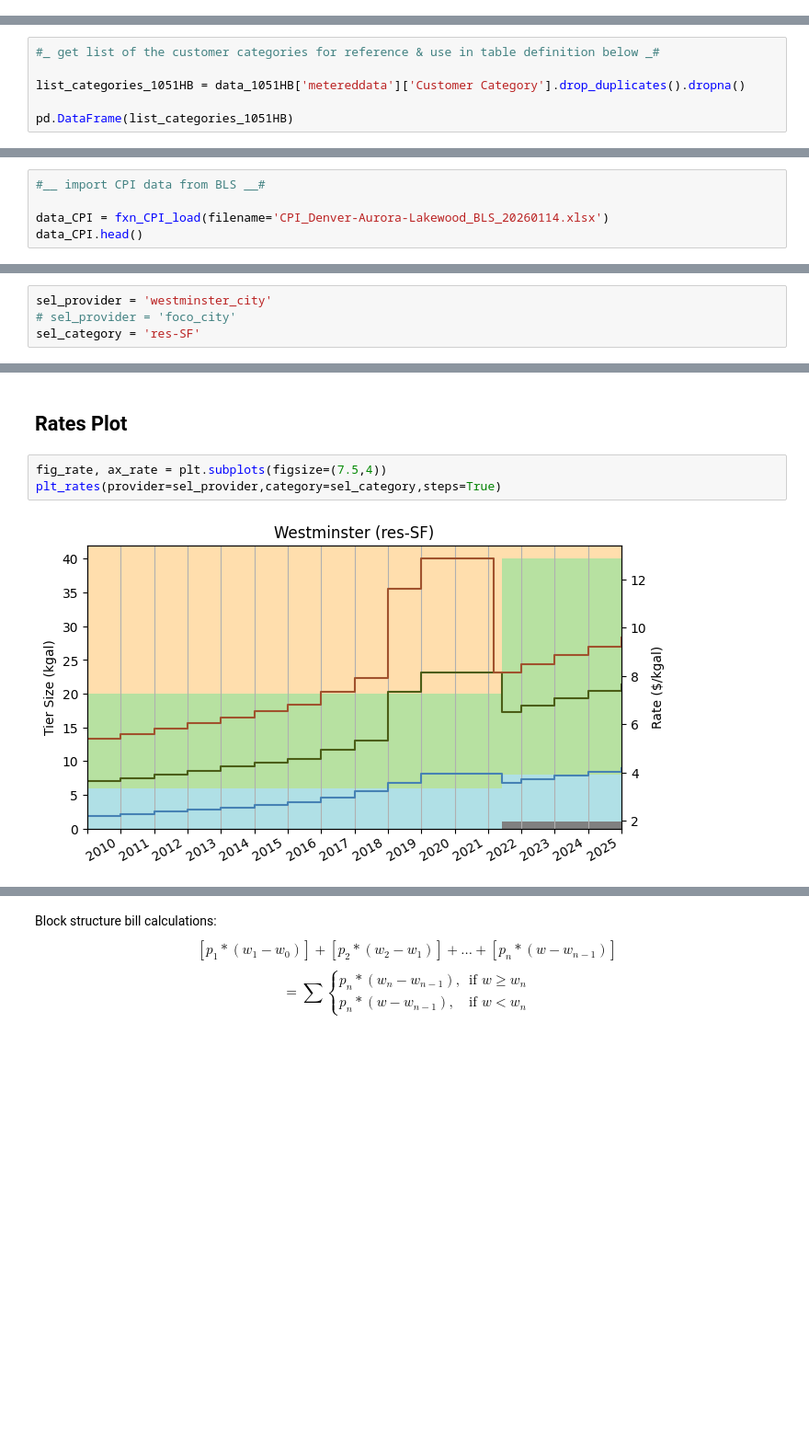
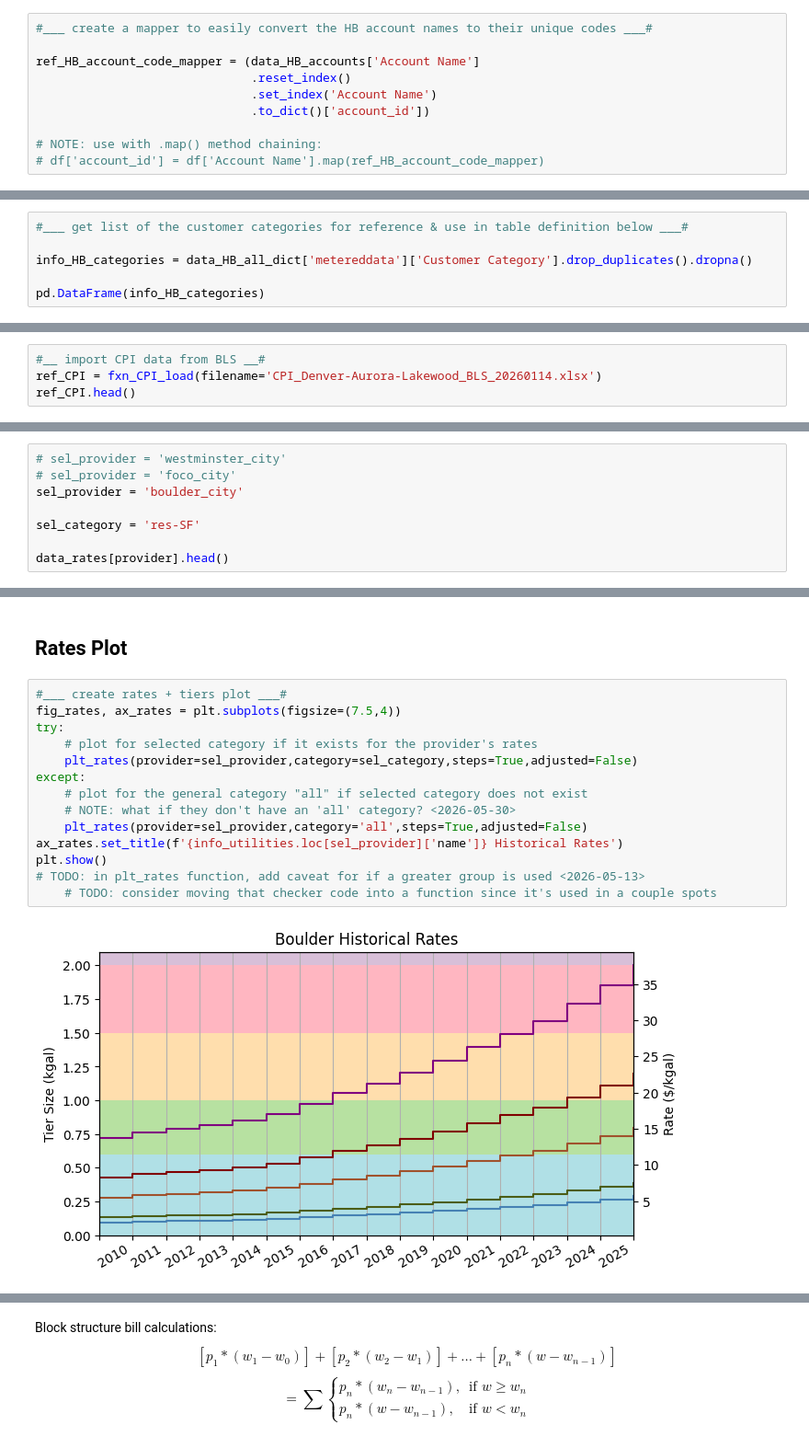
Before and after one commit to jade-fp/hub-gra-cwcb-rates, a Jupyter notebook: analysis_new.ipynb, the cells around one changed output, grey strips where cells are left out. Shown at 92% size. Cells and saved outputs as stored; diff of their text form; blank space fills up the shorter version.

```diff
--- a/analysis_new.ipynb
+++ b/analysis_new.ipynb
@@ -374,6 +870,16 @@ accounts.head()
 | aspen_city | Aspen, City of | 12 | Aspen |
 | aurora_city | Aurora, City of | 12 | Aurora |
 | pueblo_ww | Board of Water Works of Pueblo | 12 | Pueblo |
+# %%
+#___ create a mapper to easily convert the HB account names to their unique codes ___#
+
+ref_HB_account_code_mapper = (data_HB_accounts['Account Name']
+                              .reset_index()
+                              .set_index('Account Name')
+                              .to_dict()['account_id'])
+
+# NOTE: use with .map() method chaining:
+# df['account_id'] = df['Account Name'].map(ref_HB_account_code_mapper)
 # %% [markdown]
 ### reports
 
@@ -585,11 +1160,11 @@ metered['all']['Metered Use (gallons)'] = metered['all'].apply(lambda x: fxn_con
 # %% [markdown]
 **metered use by customer category**
 # %%
-#_ get list of the customer categories for reference & use in table definition below _#
+#___ get list of the customer categories for reference & use in table definition below ___#
 
-list_categories_1051HB = data_1051HB['metereddata']['Customer Category'].drop_duplicates().dropna()
+info_HB_categories = data_HB_all_dict['metereddata']['Customer Category'].drop_duplicates().dropna()
 
-pd.DataFrame(list_categories_1051HB)
+pd.DataFrame(info_HB_categories)
 # %% [output]
 |  | Customer Category |
 | 1 | Commercial / Industrial |
@@ -919,9 +1471,8 @@ Using the imported CPIs, will convert all rates into their 2025-equivalent to no
     Price_1 = Price_0 * (CPI_1 / CPI_0)
 # %%
 #__ import CPI data from BLS __#
-
-data_CPI = fxn_CPI_load(filename='CPI_Denver-Aurora-Lakewood_BLS_20260114.xlsx')
-data_CPI.head()
+ref_CPI = fxn_CPI_load(filename='CPI_Denver-Aurora-Lakewood_BLS_20260114.xlsx')
+ref_CPI.head()
 # %% [output]
 |  | CPI |
 | Date |  |
@@ -1288,6 +1989,10 @@ def fxn_usage_filter(provider,group=[],category=[],time_endcaps_only=False,dropn
 # %% [markdown]
 ## Define key variables
 # %%
-sel_provider = 'westminster_city'
+# sel_provider = 'westminster_city'
 # sel_provider = 'foco_city'
+sel_provider = 'boulder_city'
+
 sel_category = 'res-SF'
+
+data_rates[provider].head()
@@ -1294,8 +2162,19 @@ sel_category = 'res-SF'
 # %% [markdown]
 ## Rates Plot
 # %%
-fig_rate, ax_rate = plt.subplots(figsize=(7.5,4))
-plt_rates(provider=sel_provider,category=sel_category,steps=True)
+#___ create rates + tiers plot ___#
+fig_rates, ax_rates = plt.subplots(figsize=(7.5,4))
+try:
+    # plot for selected category if it exists for the provider's rates
+    plt_rates(provider=sel_provider,category=sel_category,steps=True,adjusted=False)
+except:
+    # plot for the general category "all" if selected category does not exist
+    # NOTE: what if they don't have an 'all' category? <2026-05-30>
+    plt_rates(provider=sel_provider,category='all',steps=True,adjusted=False)
+ax_rates.set_title(f'{info_utilities.loc[sel_provider]['name']} Historical Rates')
+plt.show()
+# TODO: in plt_rates function, add caveat for if a greater group is used <2026-05-13>
+    # TODO: consider moving that checker code into a function since it's used in a couple spots
 # %% [output]
-[figure, old version]
+[figure, new version]
 # %%
```
Also changed, not shown: parts of 151 cells of this notebook, 1 other file.
